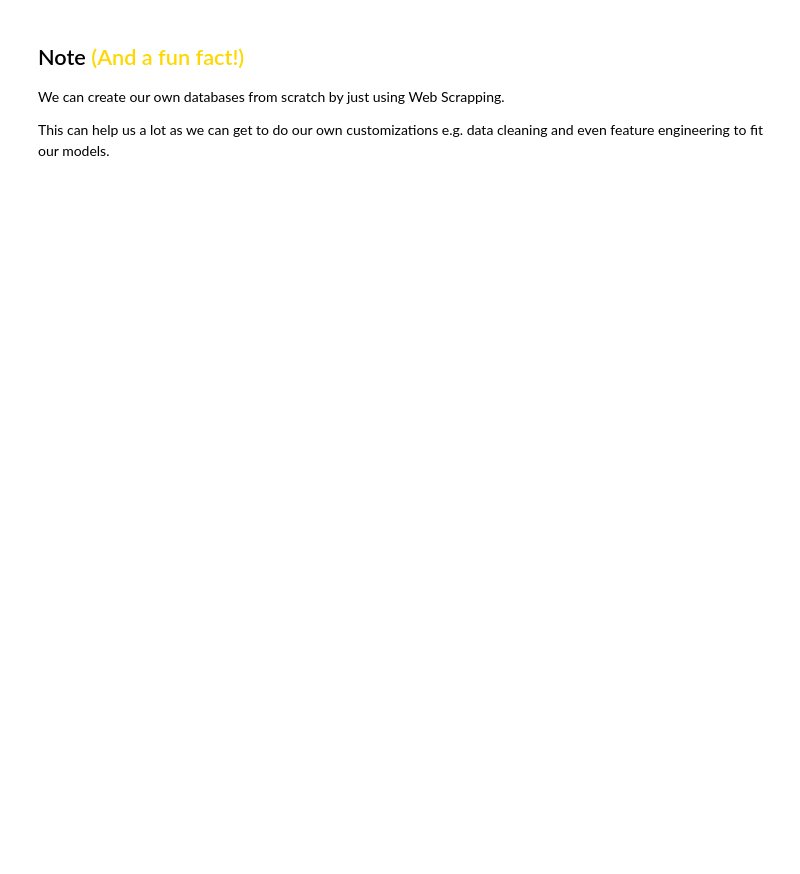
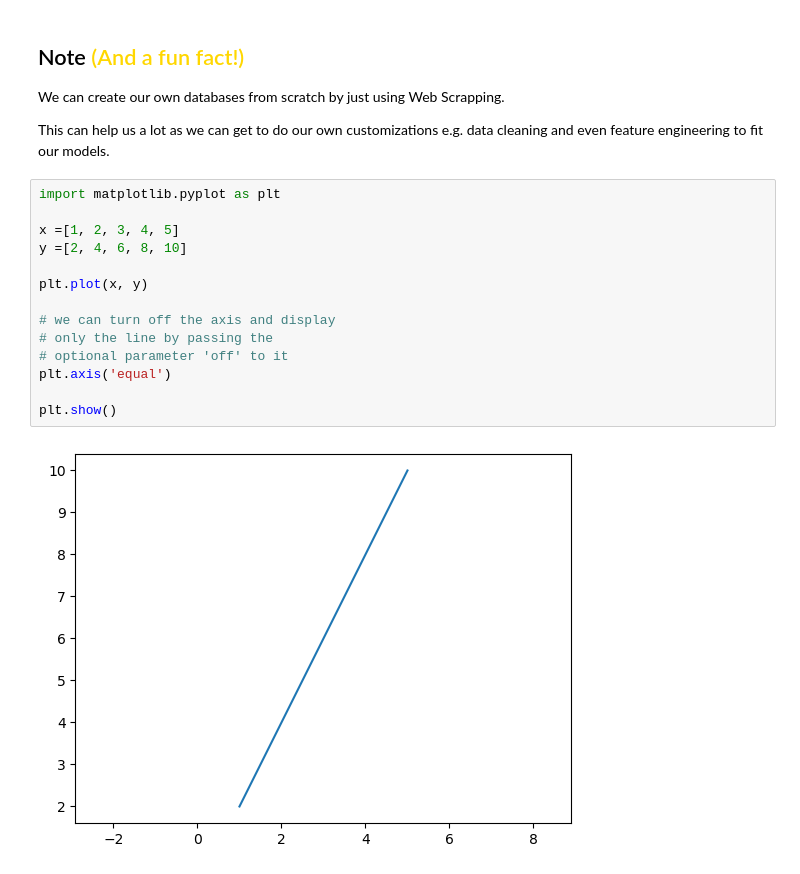
Before and after one commit to BILDADMOSES/Web-Scraping, a Jupyter notebook: Web_Scrapping.ipynb, the cells around one changed output. Drawn from its saved outputs; the diff is of its cells as text; blank space fills up the shorter version.

```diff
--- a/Web_Scrapping.ipynb
+++ b/Web_Scrapping.ipynb
@@ -154,3 +154,19 @@ The directives below for example, specify the directories, files and paths that
 We can create our own databases from scratch by just using Web Scrapping.
 
 This can help us a lot as we can get to do our own customizations e.g. data cleaning and even feature engineering to fit our models.
+# %%
+import matplotlib.pyplot as plt
+
+x =[1, 2, 3, 4, 5]
+y =[2, 4, 6, 8, 10]
+
+plt.plot(x, y)
+
+# we can turn off the axis and display
+# only the line by passing the
+# optional parameter 'off' to it
+plt.axis('equal')
+
+plt.show()
+# %% [output]
+[figure, added]
```
